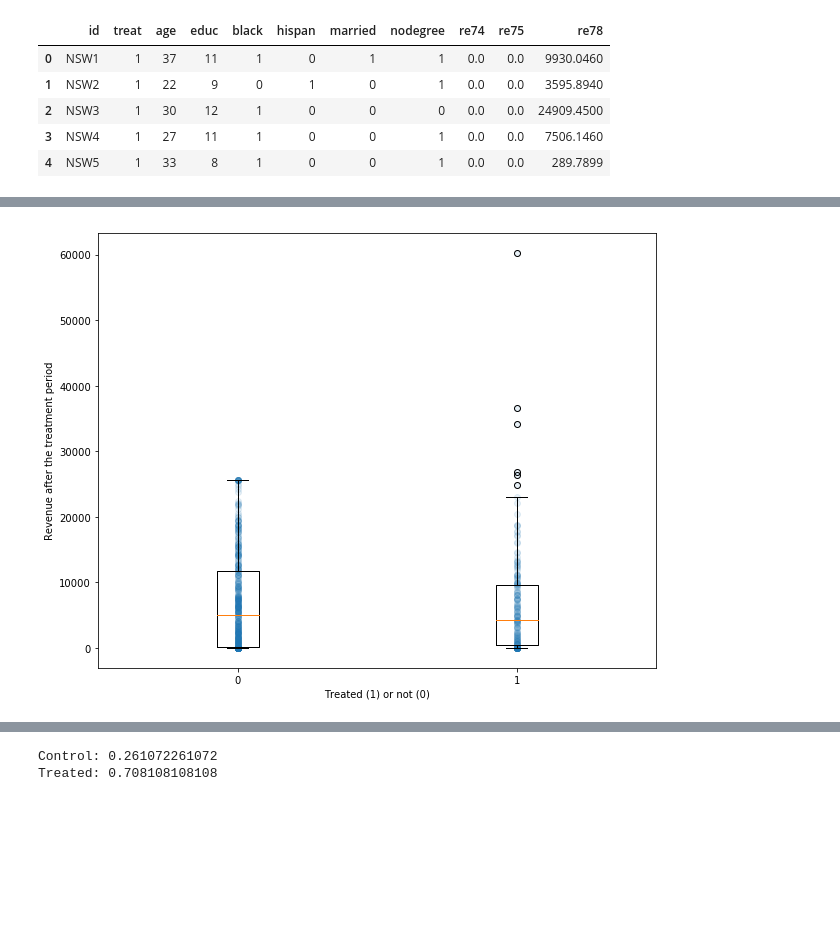
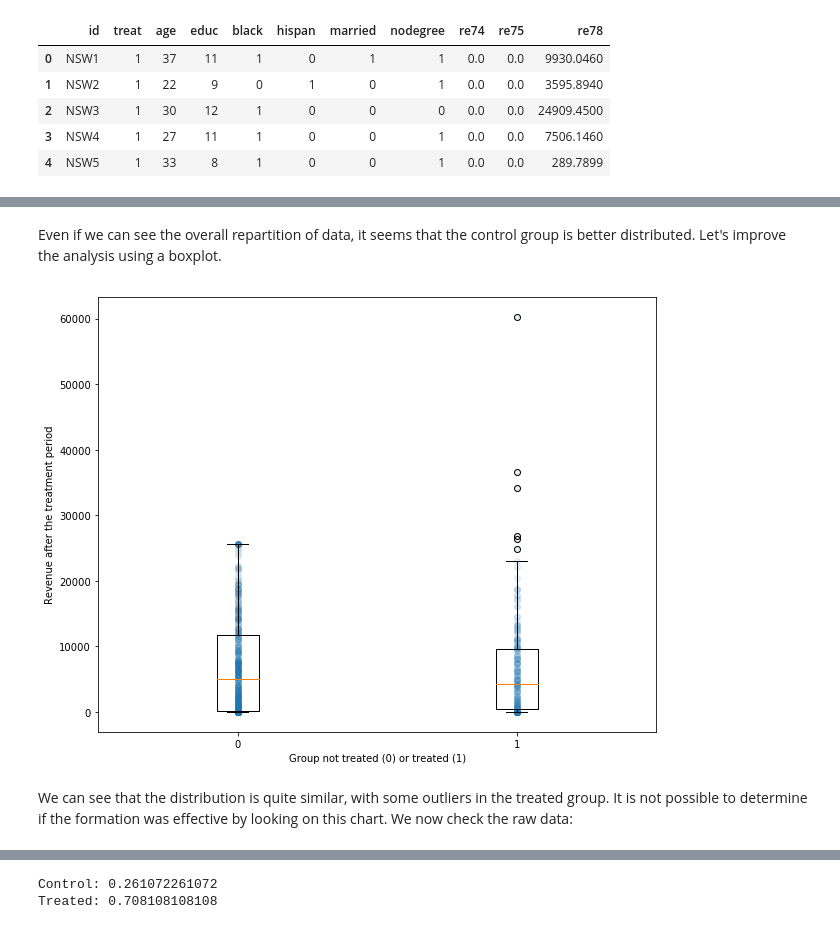
Before and after one commit to Coac/epfl-ada, a Jupyter notebook: 04 - Applied ML/Homework 4.ipynb, the cells around one changed output, grey strips where cells are left out. Drawn from its saved outputs; the diff is of its cells as text; code cells hidden in the pictures; blank space fills up the shorter version.

```diff
--- a/04 - Applied ML/Homework 4.ipynb
+++ b/04 - Applied ML/Homework 4.ipynb
@@ -40,13 +60,14 @@ lalonde_df.head()
+# %% [markdown]
+Even if we can see the overall repartition of data, it seems that the control group is better distributed. Let's improve the analysis using a boxplot.
 # %%
 plt.figure(figsize=(10, 8))
 plt.scatter(lalonde_df.treat, lalonde_df.re78, alpha=0.1)
 
-plt.xlabel('Treated (1) or not (0)')
+plt.xlabel('Group not treated (0) or treated (1)')
 plt.ylabel('Revenue after the treatment period')
 
-treated_df = lalonde_df[lalonde_df.treat == 1]
-control_df = lalonde_df[lalonde_df.treat == 0]
-
 plt.boxplot([control_df.re78, treated_df.re78], positions=[0, 1]);
 # %% [output]
-[figure, old version]
+[figure, new version]
+# %% [markdown]
+We can see that the distribution is quite similar, with some outliers in the treated group. It is not possible to determine if the formation was effective by looking on this chart. We now check the raw data:
```
Also changed, not shown: parts of 18 cells of this notebook.
